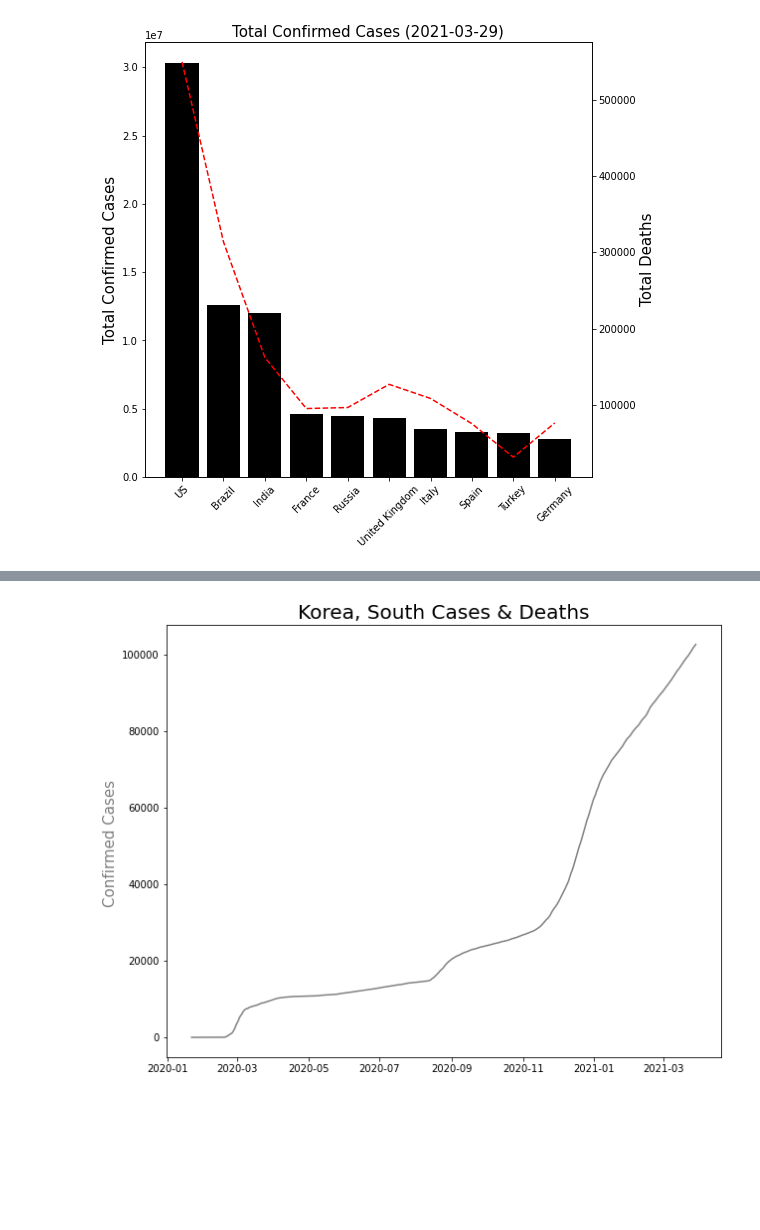
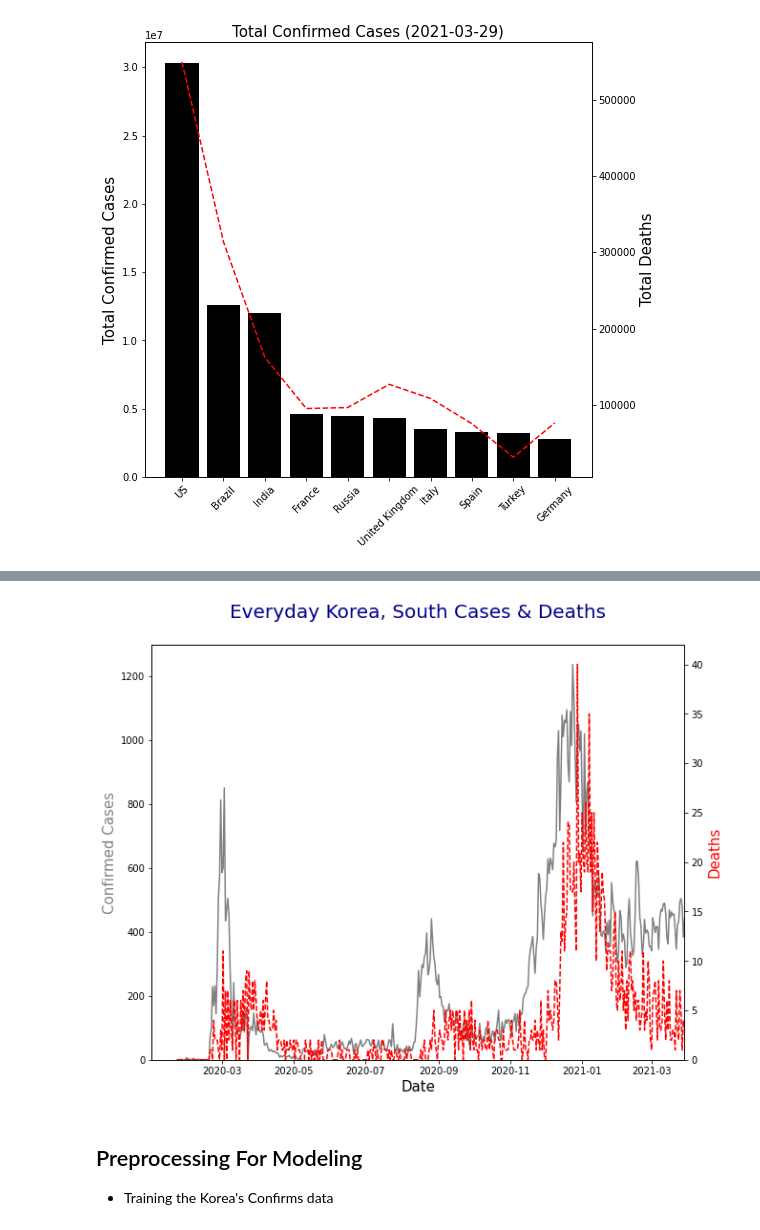
Before and after one commit to Vaycold/statistics_seminar, a Jupyter notebook: 국내_코로나_바이러스_확진자_수_예측.ipynb, the cells around one changed output, grey strips where cells are left out. Saved outputs shown, nothing was run; the diff lists cells and outputs as text; code cells hidden in the pictures; blank space fills up the shorter version.

Commit message:
Update 국내_코로나_바이러스_확진자_수_예측.ipynb
Draw the Graph

```diff
--- a/국내_코로나_바이러스_확진자_수_예측.ipynb
+++ b/국내_코로나_바이러스_확진자_수_예측.ipynb
@@ -240,12 +248,28 @@ plt.show()
 # %%
-korea = 'Korea, South'
+# 한국의 일일 확진자 수 및 사망자 수 추이
+
 plt.figure(figsize=(10,8))
-plt.title(korea + ' Cases & Deaths', size =20)
-plt.ylabel('Confirmed Cases ', color='gray', size=15)
-#plt.xlim(right = 30)
+plt.plot(df_case.index, df_case[korea].diff(), color='gray')
 
-plt.plot(df_case[korea].index, df_case[korea], color='gray')
+plt.title('Everyday '+ korea + ' Cases & Deaths' +'\n', size=20 , color='Darkblue')
+plt.ylabel('Confirmed Cases', color='gray',size=15)
+
+
+
+plt.xlim(right = df_case.index[-1])
+plt.ylim(0)
+plt.xlabel('Date',size=15)
+
+ax = plt.gca()
+ax2 = ax.twinx()
+ax2.plot(df_death.index, df_death[korea].diff(), 'r--')
+
+ax2.set_ylabel('Deaths', color='red', size=15)
+ax2.set_ylim(0)
 
 plt.show()
 # %% [output]
-[figure, old version]
+[figure, new version]
+# %% [markdown]
+## Preprocessing For Modeling
+  - Training the Korea's Confirms data
```
Also changed, not shown: parts of 24 cells of this notebook.
